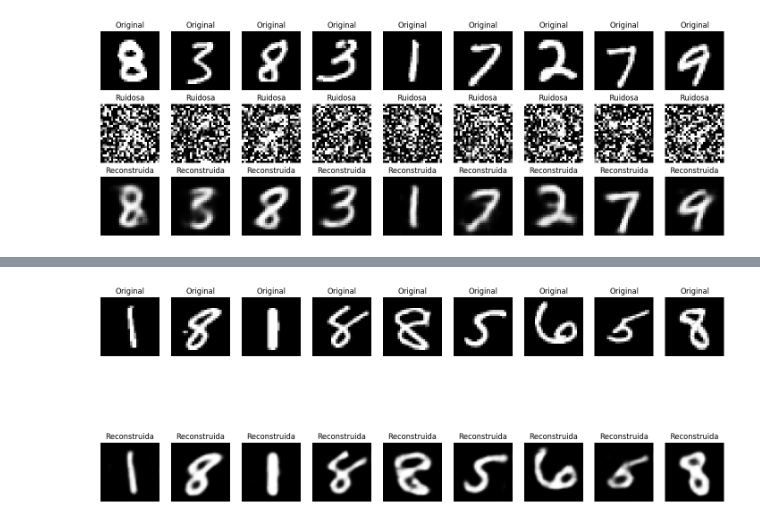
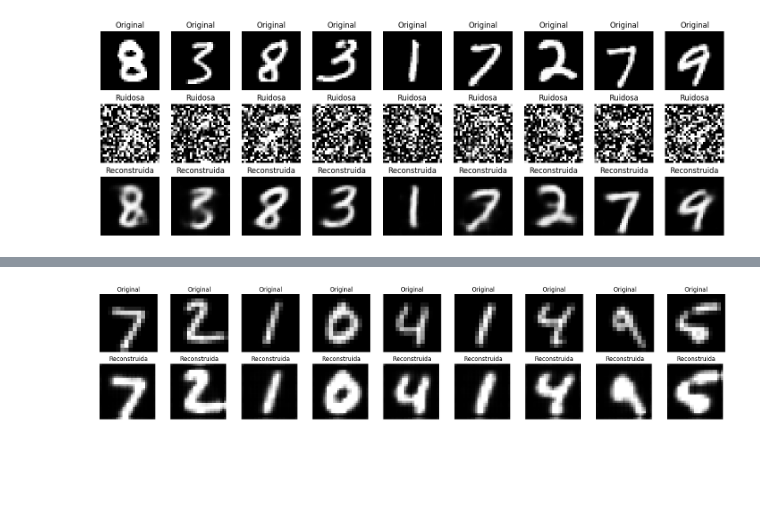
Before and after one commit to LuisPereraPerez/AA2_practicas, a Jupyter notebook: Práctica-2/Autoencoder.ipynb, the cells around one changed output, grey strips where cells are left out. Cells and saved outputs as stored; diff of their text form; code cells hidden in the pictures; blank space fills up the shorter version.

```diff
--- a/Práctica-2/Autoencoder.ipynb
+++ b/Práctica-2/Autoencoder.ipynb
@@ -267,18 +297,21 @@ optimizer = torch.optim.Adam(model.parameters(),
 num_epochs = 10
 outputs = []
 
+# Entrenamiento
 for epoch in range(num_epochs):
     for img, _ in data_loader:
-        # Agregar ruido gaussiano
-        # noisy_img = add_gaussian_noise(img)
+        # Reconstrucción
+        recon = model(img)  # Entrada de baja resolución
 
-        # Reconstrucción
-        recon = model(img)  # Entrada ruidosa
+        # Comparar la reconstrucción con la versión reescalada de las imágenes originales (28x28)
+        # Ampliamos la imagen de 14x14 a 28x28 para la comparación
+        img_rescaled = F.interpolate(img, size=(28, 28), mode='bilinear', align_corners=False)
 
-        # Reescalar imágenes originales para la comparación
-        img_rescaled = F.interpolate(img, size=(56, 56), mode='bilinear', align_corners=False)
+        # Verificar dimensiones antes de calcular la pérdida
+        if recon.size() != img_rescaled.size():
+            print(f"Dimensiones no coinciden: recon: {recon.size()}, img_rescaled: {img_rescaled.size()}")
 
-        # Comparar la reconstrucción con la versión reescalada de las imágenes originales
+        # Calculamos la pérdida comparando la salida de 28x28 con la versión escalada
         loss = criterion(recon, img_rescaled)
 
         optimizer.zero_grad()
@@ -329,30 +361,34 @@ for k in range(0, len(outputs), 4):  # Asegura que no se exceda el tamaño de 'o
 # %%
-model.eval()  # Asegúrate de que el modelo esté en modo evaluación
+# Poner el modelo en modo evaluación
+model.eval()
 
-# DataLoader para el conjunto de prueba
-dataiter = iter(data_loader_valid)  # Crea un iterador
-images, _ = next(dataiter)  # Usa next() para obtener el siguiente lote
+# Cargar un lote del DataLoader de test
+dataiter = iter(data_loader_test)
+images, _ = next(dataiter)
 
-# Reconstruye las imágenes usando el modelo
-with torch.no_grad():  # No calculamos gradientes en la evaluación
+# Reconstrucción de las imágenes
+with torch.no_grad():
     reconstructed_images = model(images)
 
-# Visualiza las imágenes originales, ruidosas y reconstruidas
+# Visualización de las imágenes originales y reconstruidas
 plt.figure(figsize=(18, 6))
 
-for i in range(9):  # Muestra las primeras 9 imágenes
+# Mostrar las primeras 9 imágenes del lote
+for i in range(min(9, len(images))):
     # Imagen original
     plt.subplot(3, 9, i + 1)
     plt.imshow(images[i][0].cpu().numpy(), cmap='gray')
     plt.title("Original")
     plt.axis('off')
 
     # Imagen reconstruida
-    plt.subplot(3, 9, i + 1 + 18)
+    plt.subplot(3, 9, i + 1 + 9)
     plt.imshow(reconstructed_images[i][0].cpu().numpy(), cmap='gray')
     plt.title("Reconstruida")
     plt.axis('off')
 
+# Ajustar el diseño de las subtramas
+plt.tight_layout()
 plt.show()
 # %% [output]
-[figure, old version]
+[figure, new version]
```
Also changed, not shown: parts of 8 cells of this notebook.
